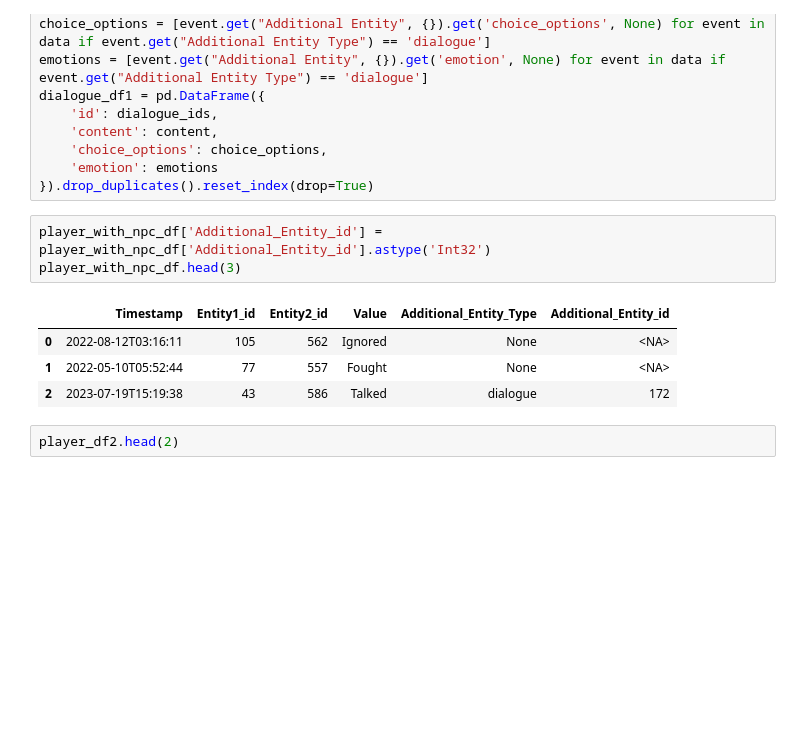
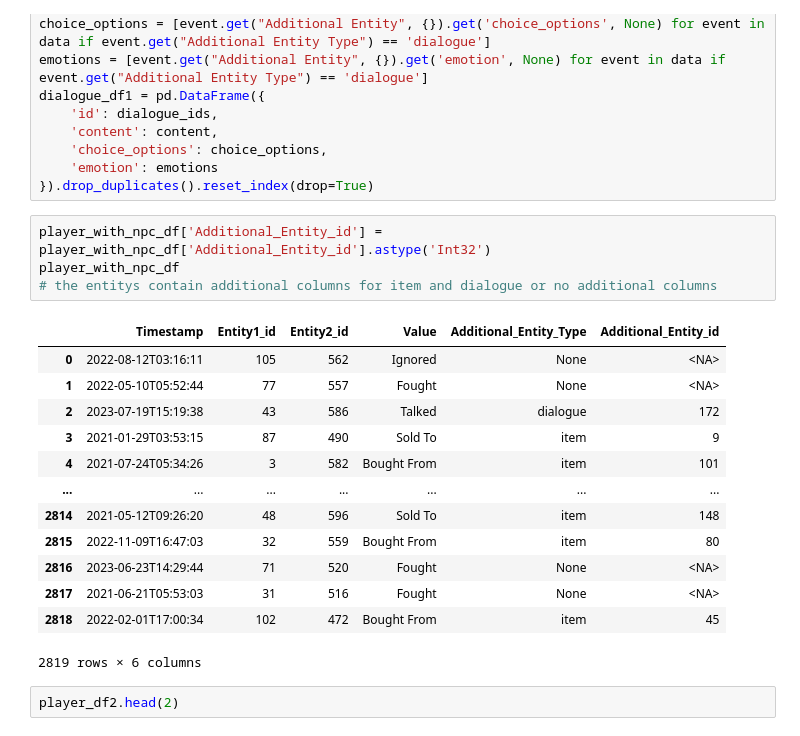
Before and after one commit to fabianzorr/Mystic_quest_Group_Project, a Jupyter notebook: events_filtering.ipynb, the cells around one changed output. Saved outputs shown, nothing was run; the diff lists cells and outputs as text; blank space fills up the shorter version.

```diff
--- a/events_filtering.ipynb
+++ b/events_filtering.ipynb
@@ -217,12 +217,22 @@ dialogue_df1 = pd.DataFrame({
 }).drop_duplicates().reset_index(drop=True)
 # %%
 player_with_npc_df['Additional_Entity_id'] = player_with_npc_df['Additional_Entity_id'].astype('Int32')
-player_with_npc_df.head(3)
+player_with_npc_df
+# the entitys contain additional columns for item and dialogue or no additional columns
 # %% [output]
 |  | Timestamp | Entity1_id | Entity2_id | Value | Additional_Entity_Type | Additional_Entity_id |
 | 0 | 2022-08-12T03:16:11 | 105 | 562 | Ignored | None | <NA> |
 | 1 | 2022-05-10T05:52:44 | 77 | 557 | Fought | None | <NA> |
 | 2 | 2023-07-19T15:19:38 | 43 | 586 | Talked | dialogue | 172 |
+| 3 | 2021-01-29T03:53:15 | 87 | 490 | Sold To | item | 9 |
+| 4 | 2021-07-24T05:34:26 | 3 | 582 | Bought From | item | 101 |
+| ... | ... | ... | ... | ... | ... | ... |
+| 2814 | 2021-05-12T09:26:20 | 48 | 596 | Sold To | item | 148 |
+| 2815 | 2022-11-09T16:47:03 | 32 | 559 | Bought From | item | 80 |
+| 2816 | 2023-06-23T14:29:44 | 71 | 520 | Fought | None | <NA> |
+| 2817 | 2021-06-21T05:53:03 | 31 | 516 | Fought | None | <NA> |
+| 2818 | 2022-02-01T17:00:34 | 102 | 472 | Bought From | item | 45 |
+2819 rows × 6 columns
 # %%
 player_df2.head(2)
 # %% [output]
```
Also changed, not shown: parts of 20 cells of this notebook, 8 other files.
